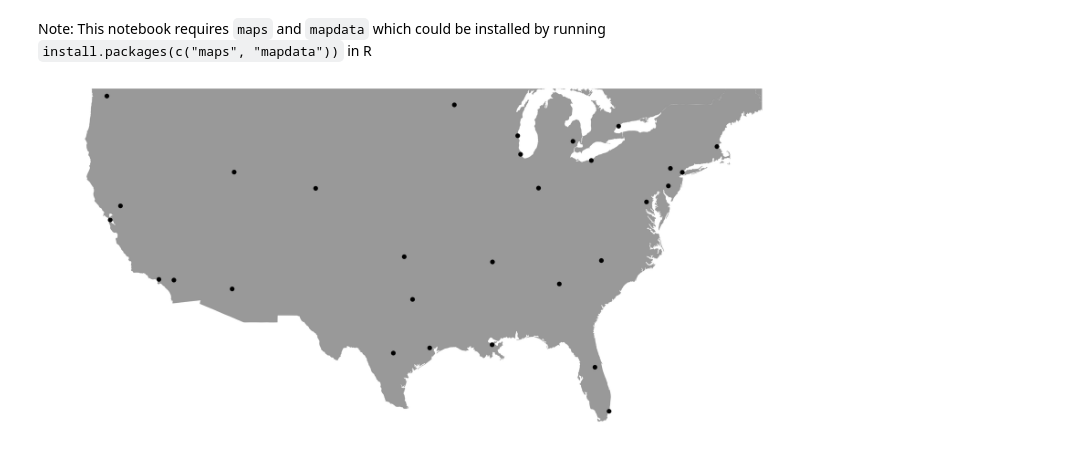
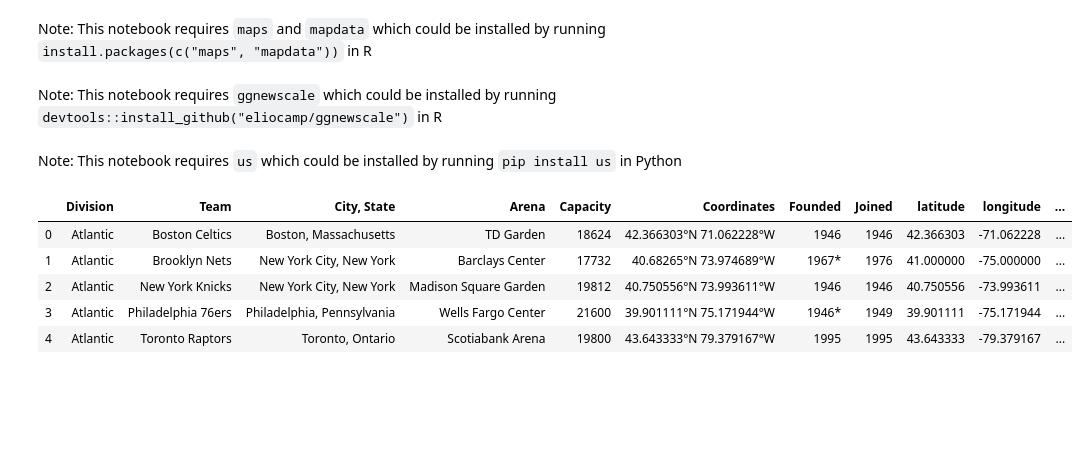
Before and after one commit to chunheisiu/NBA-POTW-Visualization, a Jupyter notebook: notebooks/_ggplot_5.ipynb, the cells around one changed output. Cells and saved outputs as stored; diff of their text form; code cells hidden in the pictures; blank space fills up the shorter version.

```diff
--- a/notebooks/_ggplot_5.ipynb
+++ b/notebooks/_ggplot_5.ipynb
@@ -2,6 +2,10 @@
 ## Visualization 5: Relationship between NBA Player of the Week and Team Location
 # %% [markdown]
 Note: This notebook requires `maps` and `mapdata` which could be installed by running `install.packages(c("maps", "mapdata"))` in R
+# %% [markdown]
+Note: This notebook requires `ggnewscale` which could be installed by running `devtools::install_github("eliocamp/ggnewscale")` in R
+# %% [markdown]
+Note: This notebook requires `us` which could be installed by running `pip install us` in Python
 # %%
 %load_ext rpy2.ipython
 %R library(ggplot2)
@@ -17,4 +23,12 @@ nba_Abb = pd.read_csv('../data/scraped/NBA_Teams_Abb.csv')
 # %%
 # Add Abbreviation for the team
 location_w_abb = (pd.merge(location, nba_Abb, left_on = 'Team', right_on = 'Franchise', how = 'left').drop(columns = 'Franchise'))
 location_w_abb = location_w_abb.rename(columns = {'Abbreviation/Acronym':'Abb'})
+location_w_abb.head()
+# %% [output]
+|  | Division | Team | City, State | Arena | Capacity | Coordinates | Founded | Joined | latitude | longitude | ... |
+| 0 | Atlantic | Boston Celtics | Boston, Massachusetts | TD Garden | 18624 | ﻿42.366303°N 71.062228°W | 1946 | 1946 | 42.366303 | -71.062228 | ... |
+| 1 | Atlantic | Brooklyn Nets | New York City, New York | Barclays Center | 17732 | ﻿40.68265°N 73.974689°W | 1967* | 1976 | 41.000000 | -75.000000 | ... |
+| 2 | Atlantic | New York Knicks | New York City, New York | Madison Square Garden | 19812 | ﻿40.750556°N 73.993611°W | 1946 | 1946 | 40.750556 | -73.993611 | ... |
+| 3 | Atlantic | Philadelphia 76ers | Philadelphia, Pennsylvania | Wells Fargo Center | 21600 | ﻿39.901111°N 75.171944°W | 1946* | 1949 | 39.901111 | -75.171944 | ... |
+| 4 | Atlantic | Toronto Raptors | Toronto, Ontario | Scotiabank Arena | 19800 | ﻿43.643333°N 79.379167°W | 1995 | 1995 | 43.643333 | -79.379167 | ... |
@@ -23,22 +35,3 @@ location_w_abb = location_w_abb.rename(columns = {'Abbreviation/Acronym':'Abb'})
-# %%
-%%R -w 10 -h 5 --units in -r 300
-usa <- map_data('usa')
-canada <- map_data('worldHires', 'Canada')
-
-ggplot() +
-geom_polygon(data = usa, aes(x = long, y = lat, group = group), fill = 'darkgray') +
-geom_polygon(data = canada, aes(x = long, y = lat, group = group), fill = 'darkgray') +
-geom_point(data = location, aes(x = longitude, y = latitude)) +
-coord_fixed(xlim = c(-125, -70), ylim = c(25, 45), ratio = 1.35) +
-theme_minimal() +
-theme(axis.text = element_blank(),
-      axis.line = element_blank(),
-      axis.ticks = element_blank(),
-      panel.border = element_blank(),
-      panel.grid = element_blank(),
-      axis.title = element_blank())
-# %% [output]
-[figure, removed]
 # %%
 potw = pd.read_csv('../data/raw/NBA_Player_of_the_Week.csv')
 potw = potw.loc[potw['Season short'] > 1990]
```
Also changed, not shown: parts of 6 cells of this notebook, 9 other files.
